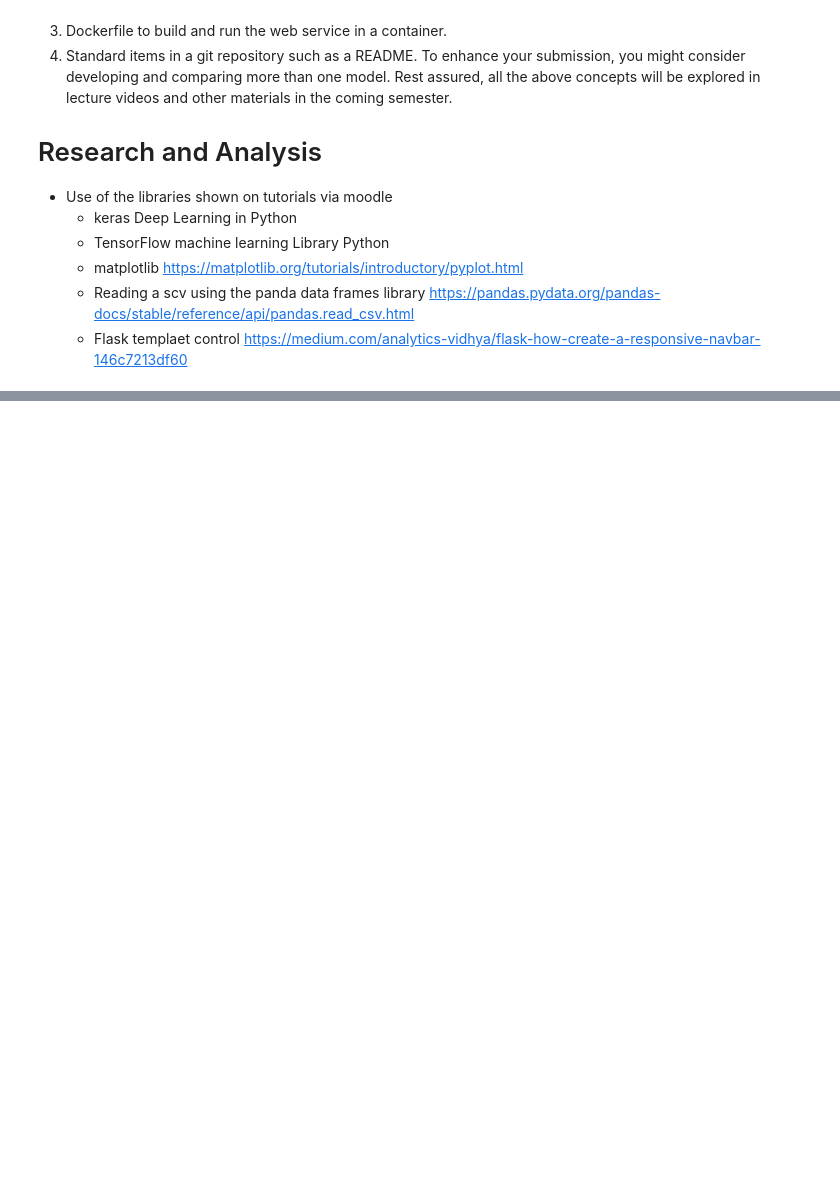
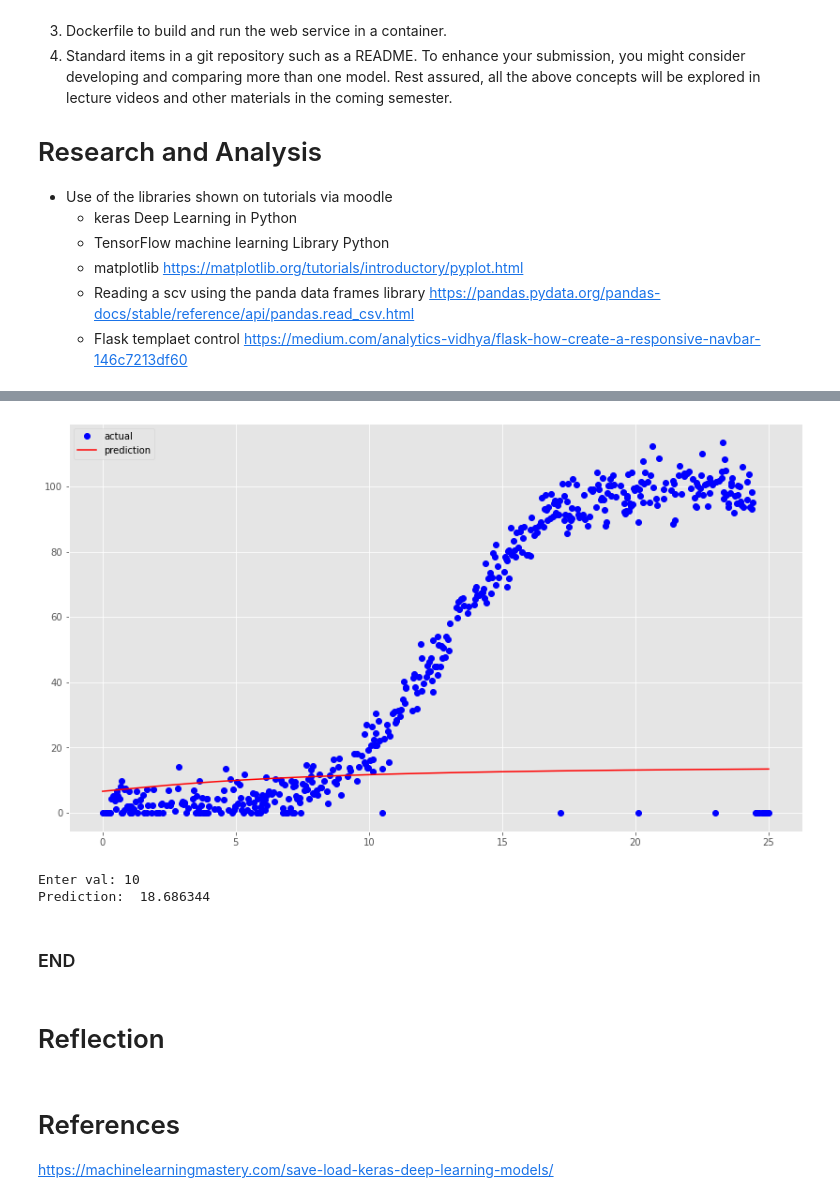
Before and after one commit to OmalleyTomas98/EmergingTechnologiesFinalYearProject, a Jupyter notebook: modelTrainerOverview.ipynb, the cells around one changed output, grey strips where cells are left out. Saved outputs shown, nothing was run; the diff lists cells and outputs as text; code cells hidden in the pictures; blank space fills up the shorter version.

Commit message:
Plotted keras example

```diff
--- a/modelTrainerOverview.ipynb
+++ b/modelTrainerOverview.ipynb
@@ -78,0 +60,8 @@ powerDataModel
+# %%
+# Build our model.
+model = kr.models.Sequential()
+model.add(kr.layers.Dense(50, input_shape=(1,), activation='sigmoid', kernel_initializer="glorot_uniform", bias_initializer="glorot_uniform"))
+model.add(kr.layers.Dense(1, activation='linear', kernel_initializer="glorot_uniform", bias_initializer="glorot_uniform"))
+model.compile('adam', loss='mean_squared_error')
+# %%
+model.fit(powerDataModel['speed'], powerDataModel['power'], epochs=5, batch_size=10)
@@ -78,0 +80,28 @@ powerDataModel
+# %%
+plt.plot(powerDataModel['speed'], powerDataModel['power'], "bo", label='actual')
+plt.plot(powerDataModel['speed'], model.predict(powerDataModel['speed']),'r', label='prediction')
+plt.legend();
+# %% [output]
+[figure, added]
+# %%
+# Save the ouput of the model
+model.save("powerProduction.h5")
+
+
+# User input
+user = int(input("Enter val: "));
+powerDataModel['speed'] = user
+powerDataModel['power'] = model.predict(powerDataModel['speed'])
+prediction = powerDataModel['power'][0]
+# print the prediction to console
+print("Prediction: ",prediction)
+# %% [output]
+Enter val: 10
+Prediction:  18.686344
+# %% [markdown]
+### END
+# %% [markdown]
+# Reflection
+# %% [markdown]
+# References
+https://machinelearningmastery.com/save-load-keras-deep-learning-models/
```
Also changed, not shown: parts of 5 cells of this notebook, 4 other files.
